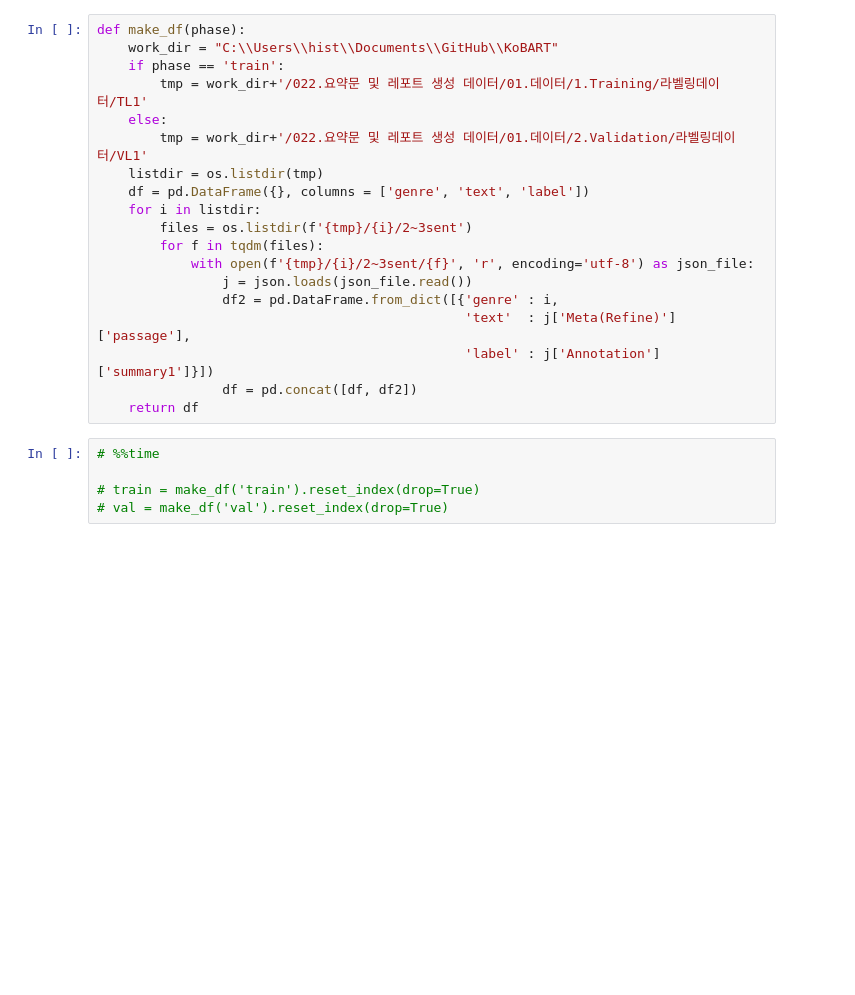
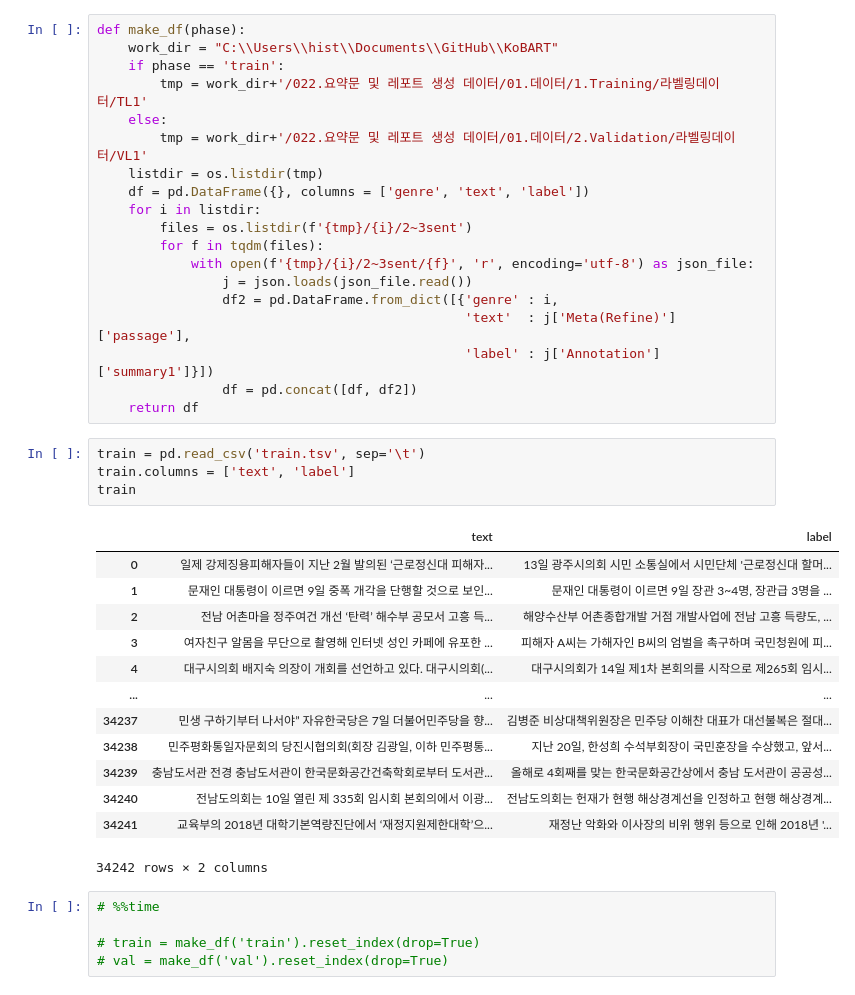
Before and after one commit to HaloKim/KorBARTSum, a Jupyter notebook: KoBARTSum.ipynb, the cells around one changed output. Cells and saved outputs as stored; diff of their text form; blank space fills up the shorter version.

```diff
--- a/KoBARTSum.ipynb
+++ b/KoBARTSum.ipynb
@@ -178,6 +178,24 @@ def make_df(phase):
                                                'label' : j['Annotation']['summary1']}])
                 df = pd.concat([df, df2])
     return df
+# %%
+train = pd.read_csv('train.tsv', sep='\t')
+train.columns = ['text', 'label']
+train
+# %% [output]
+|  | text | label |
+| 0 | 일제 강제징용피해자들이 지난 2월 발의된 ‘근로정신대 피해자... | 13일 광주시의회 시민 소통실에서 시민단체 '근로정신대 할머... |
+| 1 | 문재인 대통령이 이르면 9일 중폭 개각을 단행할 것으로 보인... | 문재인 대통령이 이르면 9일 장관 3~4명, 장관급 3명을 ... |
+| 2 | 전남 어촌마을 정주여건 개선 ‘탄력’ 해수부 공모서 고흥 득... | 해양수산부 어촌종합개발 거점 개발사업에 전남 고흥 득량도, ... |
+| 3 | 여자친구 알몸을 무단으로 촬영해 인터넷 성인 카페에 유포한 ... | 피해자 A씨는 가해자인 B씨의 엄벌을 촉구하며 국민청원에 피... |
+| 4 | 대구시의회 배지숙 의장이 개회를 선언하고 있다. 대구시의회(... | 대구시의회가 14일 제1차 본회의를 시작으로 제265회 임시... |
+| ... | ... | ... |
+| 34237 | 민생 구하기부터 나서야” 자유한국당은 7일 더불어민주당을 향... | 김병준 비상대책위원장은 민주당 이해찬 대표가 대선불복은 절대... |
+| 34238 | 민주평화통일자문회의 당진시협의회(회장 김광일, 이하 민주평통... | 지난 20일, 한성희 수석부회장이 국민훈장을 수상했고, 앞서... |
+| 34239 | 충남도서관 전경 충남도서관이 한국문화공간건축학회로부터 도서관... | 올해로 4회째를 맞는 한국문화공간상에서 충남 도서관이 공공성... |
+| 34240 | 전남도의회는 10일 열린 제 335회 임시회 본회의에서 이광... | 전남도의회는 헌재가 현행 해상경계선을 인정하고 현행 해상경계... |
+| 34241 | 교육부의 2018년 대학기본역량진단에서 ‘재정지원제한대학’으... | 재정난 악화와 이사장의 비위 행위 등으로 인해 2018년 '... |
+34242 rows × 2 columns
 # %%
 # %%time
 
```
Also changed, not shown: parts of 26 cells of this notebook, 1 other file.
